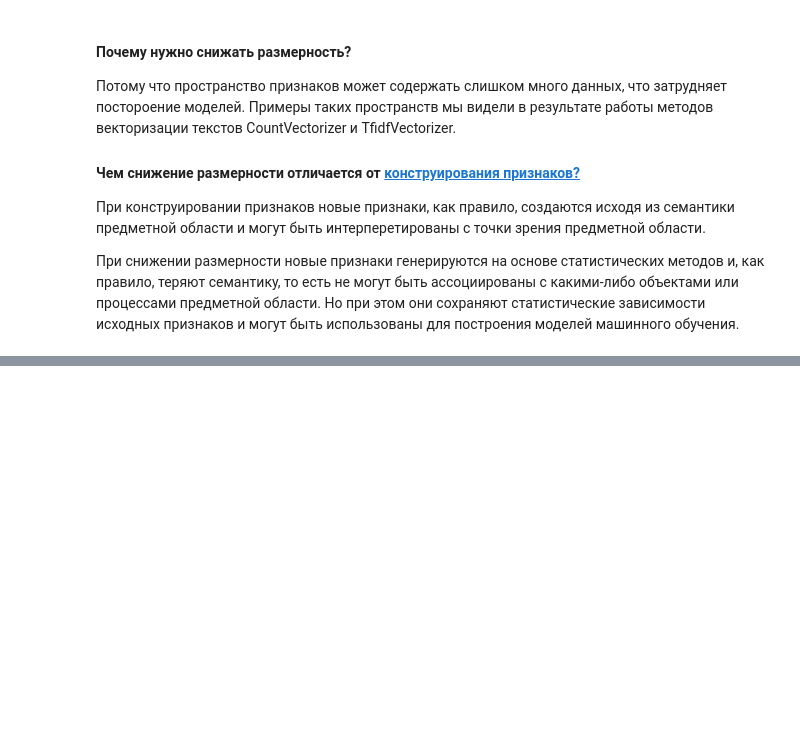
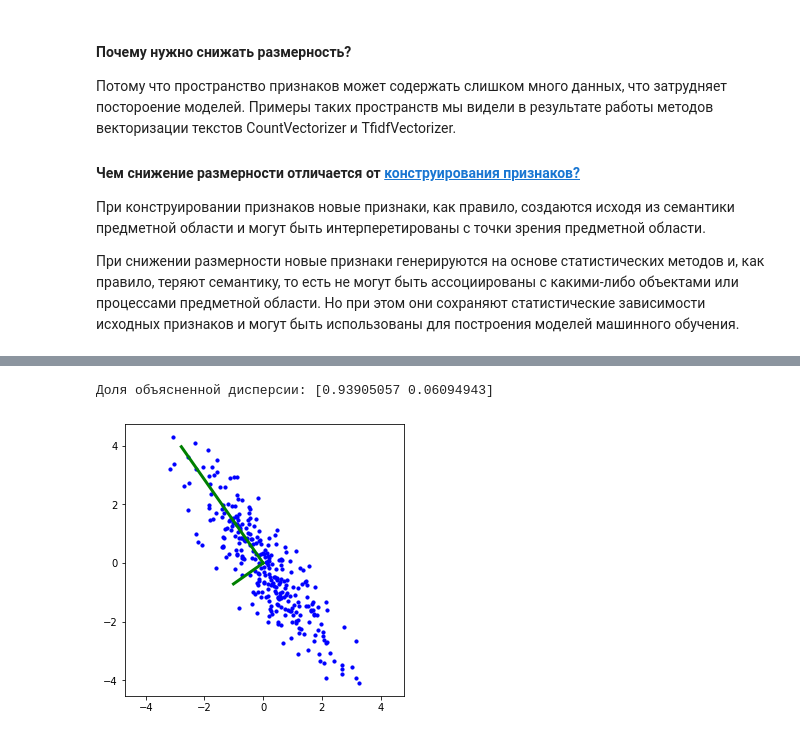
Before and after one commit to ugapanyuk/ml_course_2020, a Jupyter notebook: common/notebooks/dims/dims.ipynb, the cells around one changed output, grey strips where cells are left out. Cells and saved outputs as stored; diff of their text form; code cells hidden in the pictures; blank space fills up the shorter version.

```diff
--- a/common/notebooks/dims/dims.ipynb
+++ b/common/notebooks/dims/dims.ipynb
@@ -15,0 +47,12 @@
+# %%
+#Источник - https://github.com/Yorko/mlcourse.ai/tree/master/jupyter_russian/topic07_unsupervised
+
+# np.random.multivariate_normal - генерация случайных чисел на основе нормального распределения
+# и заданных средних значений и ковариационной матрицы
+
+np.random.seed(0)
+mean = np.array([0.0, 0.0])
+cov = np.array([[1.0, -1.0],
+                [-2.0, 3.0]])
+X1 = np.random.multivariate_normal(mean, cov, 300)
+X1[:10]
@@ -15,0 +70,16 @@
+# %%
+pca = PCA()
+pca.fit(X1)
+print('Доля объясненной дисперсии: {}'.format(pca.explained_variance_ratio_))
+# %% [output]
+Доля объясненной дисперсии: [0.93905057 0.06094943]
+# %%
+plt.figure(figsize=(5,5))
+plt.scatter(X1[:, 0], X1[:, 1], s=10, c='b')
+for l, v in zip(pca.explained_variance_ratio_, pca.components_):
+    d = 5 * np.sqrt(l) * v
+    plt.plot([0, d[0]], [0, d[1]], '-g', lw=3)
+plt.axis('equal')
+plt.show()
+# %% [output]
+[figure, added]
```
Also changed, not shown: parts of 16 cells of this notebook.
